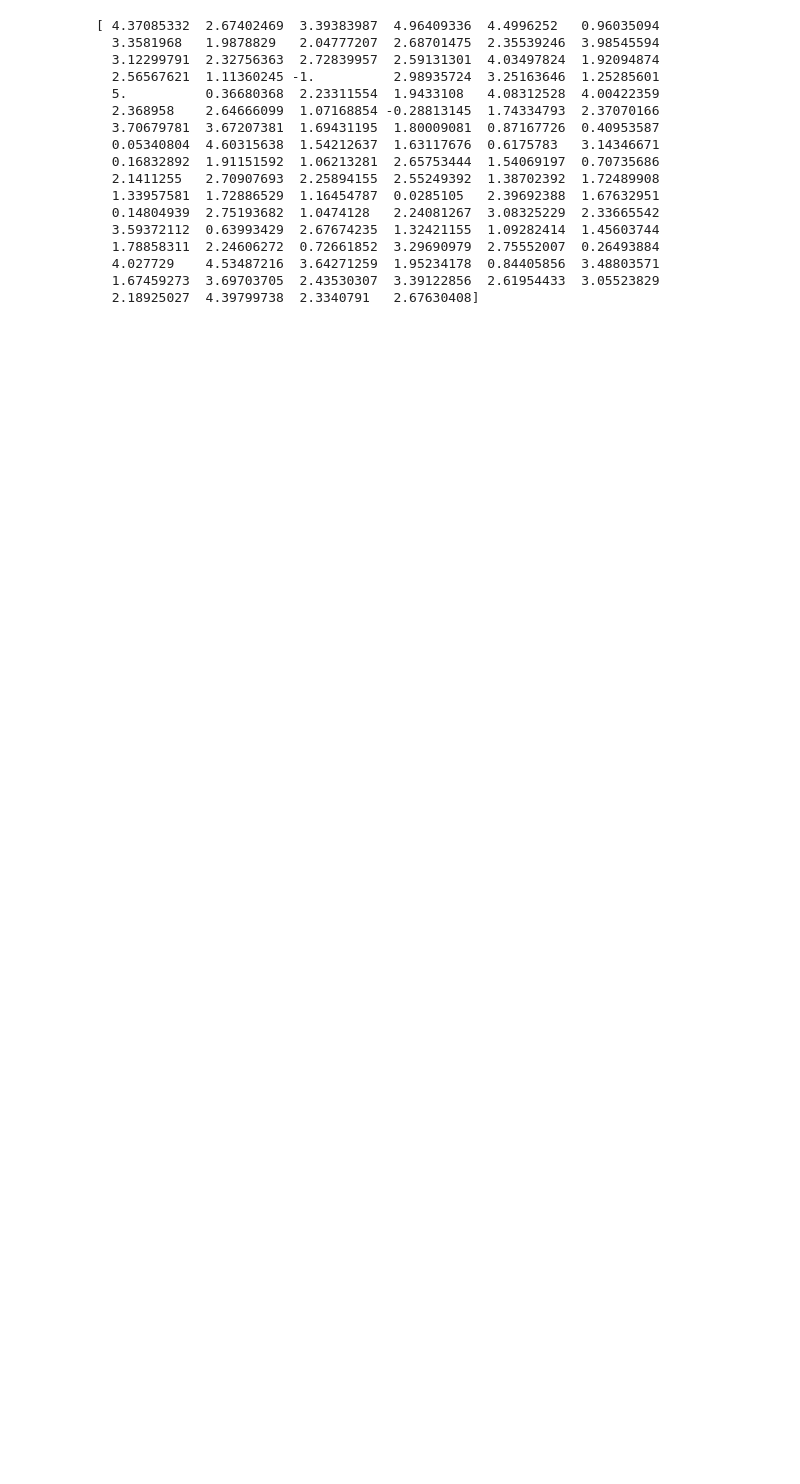
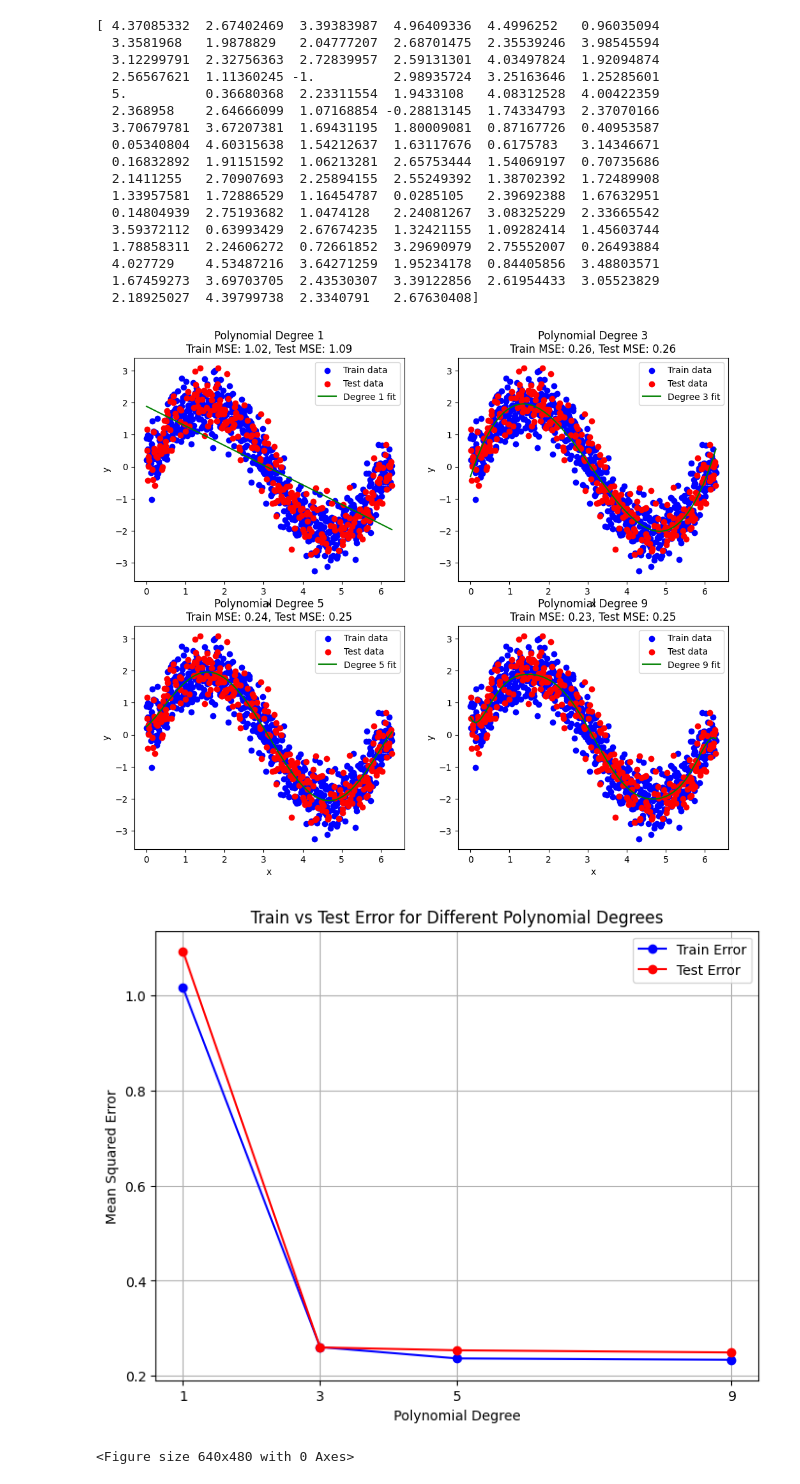
Before and after one commit to yashraj2310/Lab1Ep3102, a Jupyter notebook: week5-data-science.ipynb, the cells around one changed output. Cells and saved outputs as stored; diff of their text form; code cells hidden in the pictures; blank space fills up the shorter version.

Commit message:
Kaggle Notebook | week5 data science  | Version 2

```diff
--- a/week5-data-science.ipynb
+++ b/week5-data-science.ipynb
@@ -52,6 +52,79 @@ print(data_scaled)
   4.027729    4.53487216  3.64271259  1.95234178  0.84405856  3.48803571
   1.67459273  3.69703705  2.43530307  3.39122856  2.61954433  3.05523829
   2.18925027  4.39799738  2.3340791   2.67630408]
+# %%
+import numpy as np
+import matplotlib.pyplot as plt
+from sklearn.preprocessing import PolynomialFeatures
+from sklearn.linear_model import LinearRegression
+from sklearn.metrics import mean_squared_error
+from sklearn.model_selection import train_test_split
+
+np.random.seed(0)
+
+n_samples = 1000
+X = np.linspace(0, 2 * np.pi, n_samples)
+S = np.random.normal(0, 0.5, size=n_samples)
+Y = 2 * np.sin(X)+S
+
+X = X.reshape(-1, 1)
+Y = Y.reshape(-1, 1)
+
+X_train, X_test, Y_train, Y_test = train_test_split(X, Y, test_size=0.3, random_state=42)
+
+degrees = [1, 3, 5, 9]
+
+train_errors = []
+test_errors = []
+
+x_plot = np.linspace(0, 2 * np.pi, 100).reshape(-1, 1)
+
+plt.figure(figsize=(12, 10))
+
+for i, deg in enumerate(degrees, 1):
+    poly = PolynomialFeatures(degree=deg)
+    X_train_poly = poly.fit_transform(X_train)
+    X_test_poly = poly.transform(X_test)
+    x_plot_poly = poly.transform(x_plot)
+
+    model = LinearRegression()
+    model.fit(X_train_poly, Y_train)
+
+    Y_train_pred = model.predict(X_train_poly)
+    Y_test_pred = model.predict(X_test_poly)
+    y_plot_pred = model.predict(x_plot_poly)
+
+    train_mse = mean_squared_error(Y_train, Y_train_pred)
+    test_mse = mean_squared_error(Y_test, Y_test_pred)
+    train_errors.append(train_mse)
+    test_errors.append(test_mse)
+
+    plt.subplot(2, 2, i)
+    plt.scatter(X_train, Y_train, color='blue', label='Train data')
+    plt.scatter(X_test, Y_test, color='red', label='Test data')
+    plt.plot(x_plot, y_plot_pred, color='green', label=f'Degree {deg} fit')
+    plt.title(f'Polynomial Degree {deg}\nTrain MSE: {train_mse:.2f}, Test MSE: {test_mse:.2f}')
+    plt.xlabel('x')
+    plt.ylabel('y')
+    plt.legend()
+# Plot Train and Test Error vs Polynomial Degree
+plt.figure(figsize=(8, 6))
+plt.plot(degrees, train_errors, marker='o', label='Train Error', color='blue')
+plt.plot(degrees, test_errors, marker='o', label='Test Error', color='red')
+plt.title('Train vs Test Error for Different Polynomial Degrees')
+plt.xlabel('Polynomial Degree')
+plt.ylabel('Mean Squared Error')
+plt.xticks(degrees)
+plt.legend()
+plt.grid(True)
+plt.show()
+
+plt.tight_layout()
+plt.show()
+# %% [output]
+[figure, added]
+[figure, added]
+<Figure size 640x480 with 0 Axes>
 # %%
 import numpy as np
 import matplotlib.pyplot as plt
```
Also changed, not shown: parts of 2 cells of this notebook.
